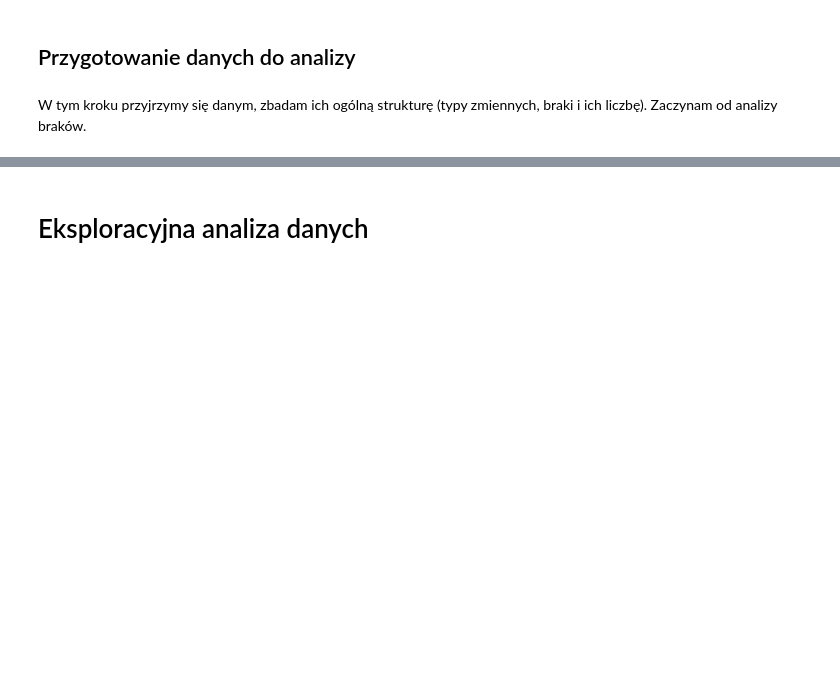
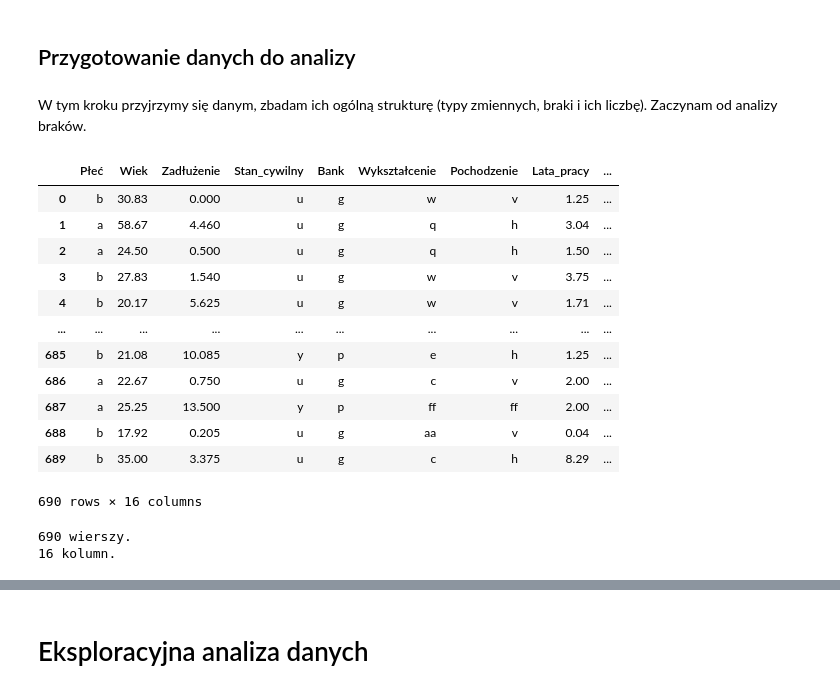
Before and after one commit to tomasz450/Uczenie-maszynowe-w-Python-25-11-24, a Jupyter notebook: 9. Case Study/Klasyfikacja wniosków o wydanie karty kredytowej.ipynb, the cells around one changed output, grey strips where cells are left out. Saved outputs shown, nothing was run; the diff lists cells and outputs as text; code cells hidden in the pictures; blank space fills up the shorter version.

```diff
--- a/9. Case Study/Klasyfikacja wniosków o wydanie karty kredytowej.ipynb
+++ b/9. Case Study/Klasyfikacja wniosków o wydanie karty kredytowej.ipynb
@@ -49,3 +66,36 @@ Kilka założeń (które możecie dostać od biznesowego biura dla którego real
 ## Przygotowanie danych do analizy
 # %% [markdown]
 W tym kroku przyjrzymy się danym, zbadam ich ogólną strukturę (typy zmiennych, braki i ich liczbę). Zaczynam od analizy braków.
+# %%
+df = pd.read_csv('crx.data',
+                 header=None,
+                 names=['Płeć','Wiek','Zadłużenie','Stan_cywilny','Bank','Wykształcenie','Pochodzenie','Lata_pracy',
+                        'Poz_hist_kred','Umowa_o_pracę','Score_kredytowy','Prawo_jazdy','Obywatelstwo','Saldo_konta',
+                        'Przychody','Wynik'],
+                 decimal='.',
+                 na_values='?',
+                 dtype = {'Płeć':'category','Stan_cywilny':'category','Bank':'category','Wykształcenie':'category',
+                          'Pochodzenie':'category','Poz_hist_kred':'category','Umowa_o_pracę':'category',
+                          'Prawo_jazy':'category','Obywatelstwo':'category','Wynik':'category'})
+# %%
+df
+# %% [output]
+|  | Płeć | Wiek | Zadłużenie | Stan_cywilny | Bank | Wykształcenie | Pochodzenie | Lata_pracy | ... |
+| 0 | b | 30.83 | 0.000 | u | g | w | v | 1.25 | ... |
+| 1 | a | 58.67 | 4.460 | u | g | q | h | 3.04 | ... |
+| 2 | a | 24.50 | 0.500 | u | g | q | h | 1.50 | ... |
+| 3 | b | 27.83 | 1.540 | u | g | w | v | 3.75 | ... |
+| 4 | b | 20.17 | 5.625 | u | g | w | v | 1.71 | ... |
+| ... | ... | ... | ... | ... | ... | ... | ... | ... | ... |
+| 685 | b | 21.08 | 10.085 | y | p | e | h | 1.25 | ... |
+| 686 | a | 22.67 | 0.750 | u | g | c | v | 2.00 | ... |
+| 687 | a | 25.25 | 13.500 | y | p | ff | ff | 2.00 | ... |
+| 688 | b | 17.92 | 0.205 | u | g | aa | v | 0.04 | ... |
+| 689 | b | 35.00 | 3.375 | u | g | c | h | 8.29 | ... |
+690 rows × 16 columns
+# %%
+print(str(df.shape[0]) + ' wierszy.')
+print(str(df.shape[1]) + ' kolumn.')
+# %% [output]
+690 wierszy.
+16 kolumn.
```
Also changed, not shown: parts of 48 cells of this notebook, 1 other file.
